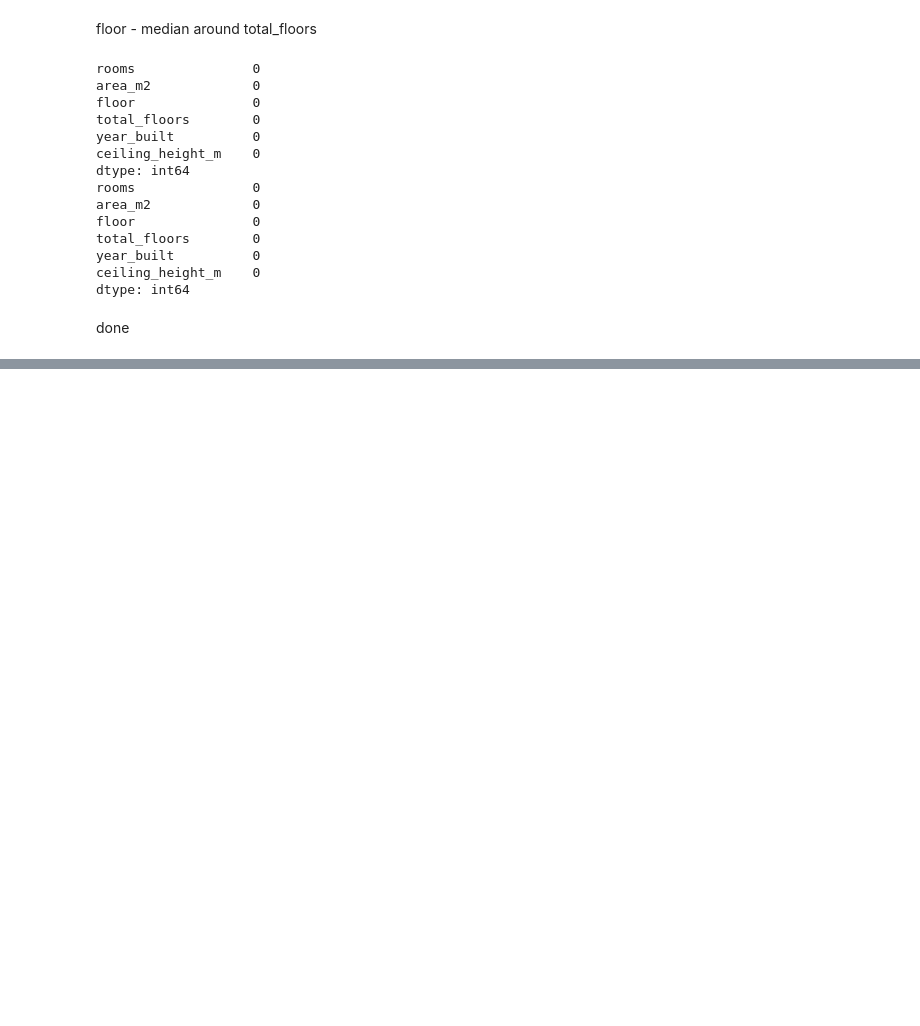
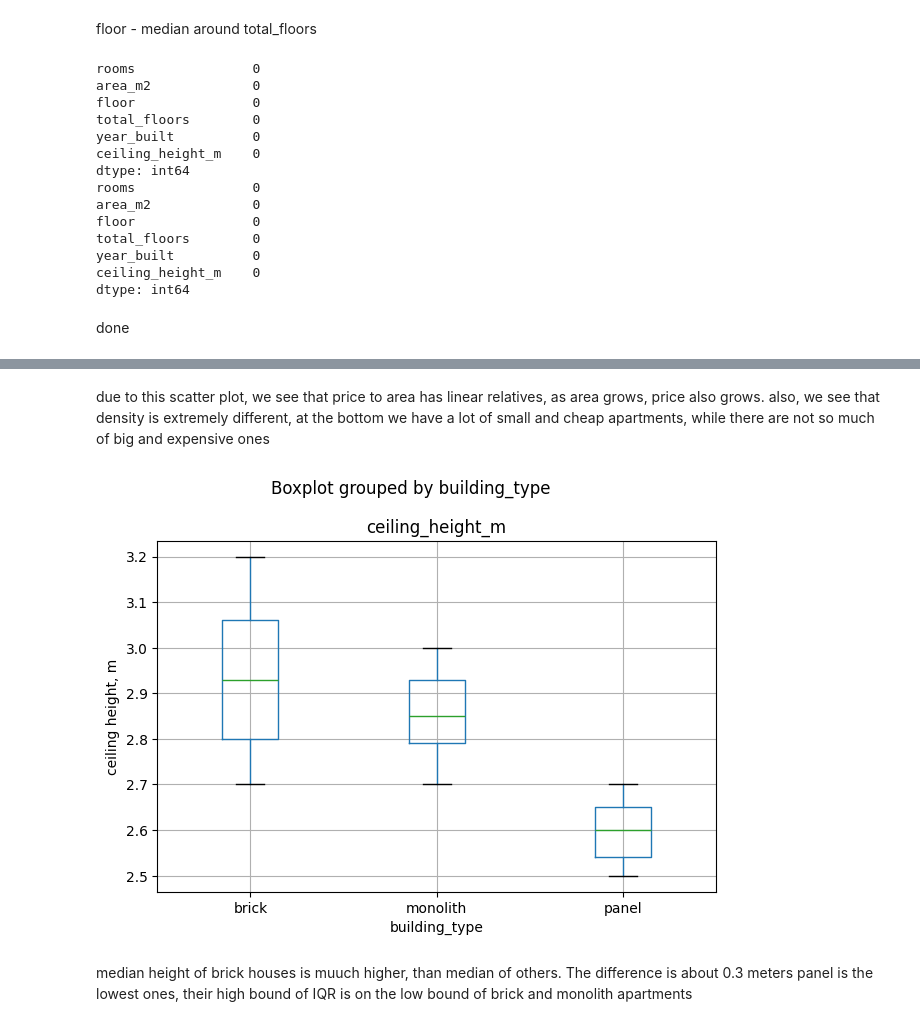
Before and after one commit to bulldozerov/Machine-Learning, a Jupyter notebook: Burabayev_ML_lab_27_09/Burabayev_lab_27_09.ipynb, the cells around one changed output, grey strips where cells are left out. Drawn from its saved outputs; the diff is of its cells as text; code cells hidden in the pictures; blank space fills up the shorter version.

```diff
--- a/Burabayev_ML_lab_27_09/Burabayev_lab_27_09.ipynb
+++ b/Burabayev_ML_lab_27_09/Burabayev_lab_27_09.ipynb
@@ -477,0 +567,13 @@ done
+# %% [markdown]
+due to this scatter plot, we see that price to area has linear relatives, as area grows, price also grows.
+also, we see that density is extremely different, at the bottom we have a lot of small and cheap apartments, while there are not so much of big and expensive ones
+# %%
+df_dublicates.boxplot(column="ceiling_height_m", by="building_type")
+plt.ylabel("ceiling height, m")
+plt.tight_layout()
+plt.show()
+# %% [output]
+[figure, added]
+# %% [markdown]
+median height of brick houses is muuch higher, than median of others. The difference is about 0.3 meters
+panel is the lowest ones, their high bound of IQR is on the low bound of brick and monolith apartments
```
Also changed, not shown: parts of 16 cells of this notebook, 1 other file.
